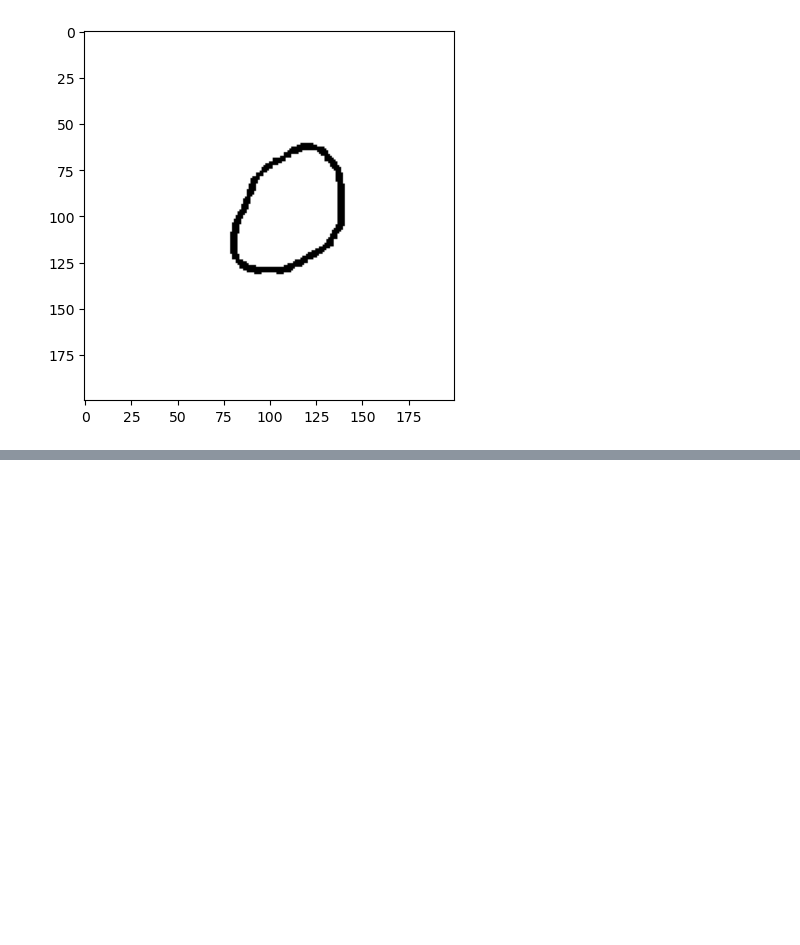
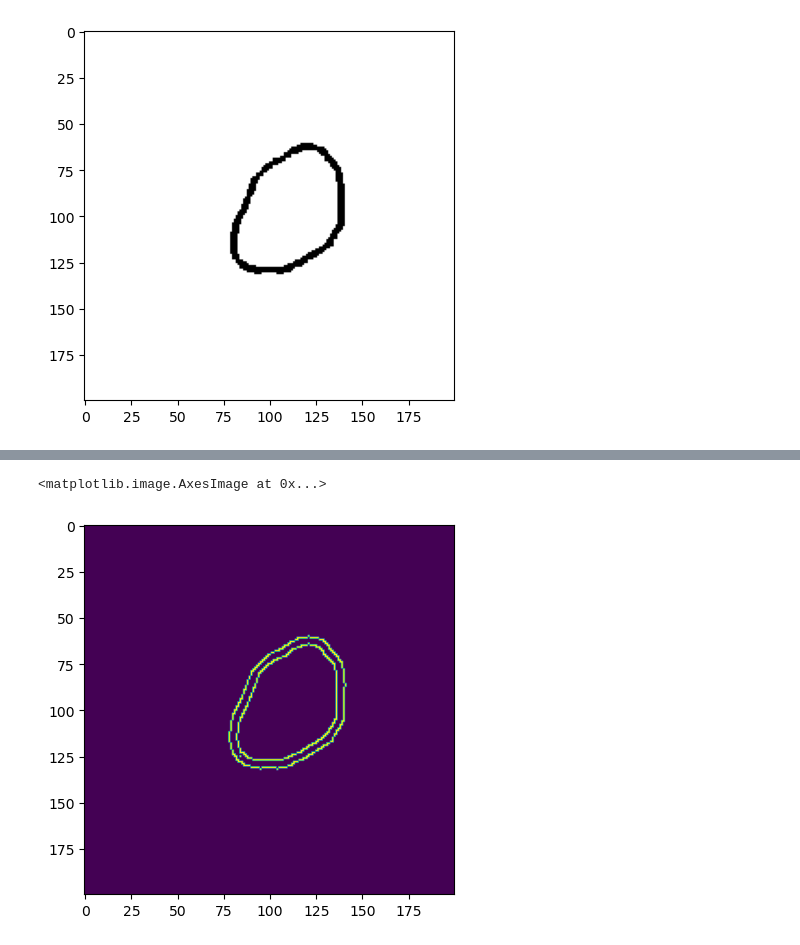
Before and after one commit to JulienFX/DuplicationDataset, a Jupyter notebook: duplication du dataset.ipynb, the cells around one changed output, grey strips where cells are left out. Saved outputs shown, nothing was run; the diff lists cells and outputs as text; code cells hidden in the pictures; blank space fills up the shorter version.

Commit message:
Algorithm of Canny test and research

```diff
--- a/duplication du dataset.ipynb
+++ b/duplication du dataset.ipynb
@@ -119,0 +116,8 @@ plt.imshow(opened_image)
+# %%
+# Détection des contours
+i = cv2.Canny(smoothed_image, 1, 10)
+plt.imshow(i)
+#essayer de comprendre algorithme de Sobel qui permet de calculer le gradient utile aux paramètres que l'on passe pour la fonction canny
+# %% [output]
+<matplotlib.image.AxesImage at 0x...>
+[figure, added]
```
Also changed, not shown: parts of 2 cells of this notebook.
